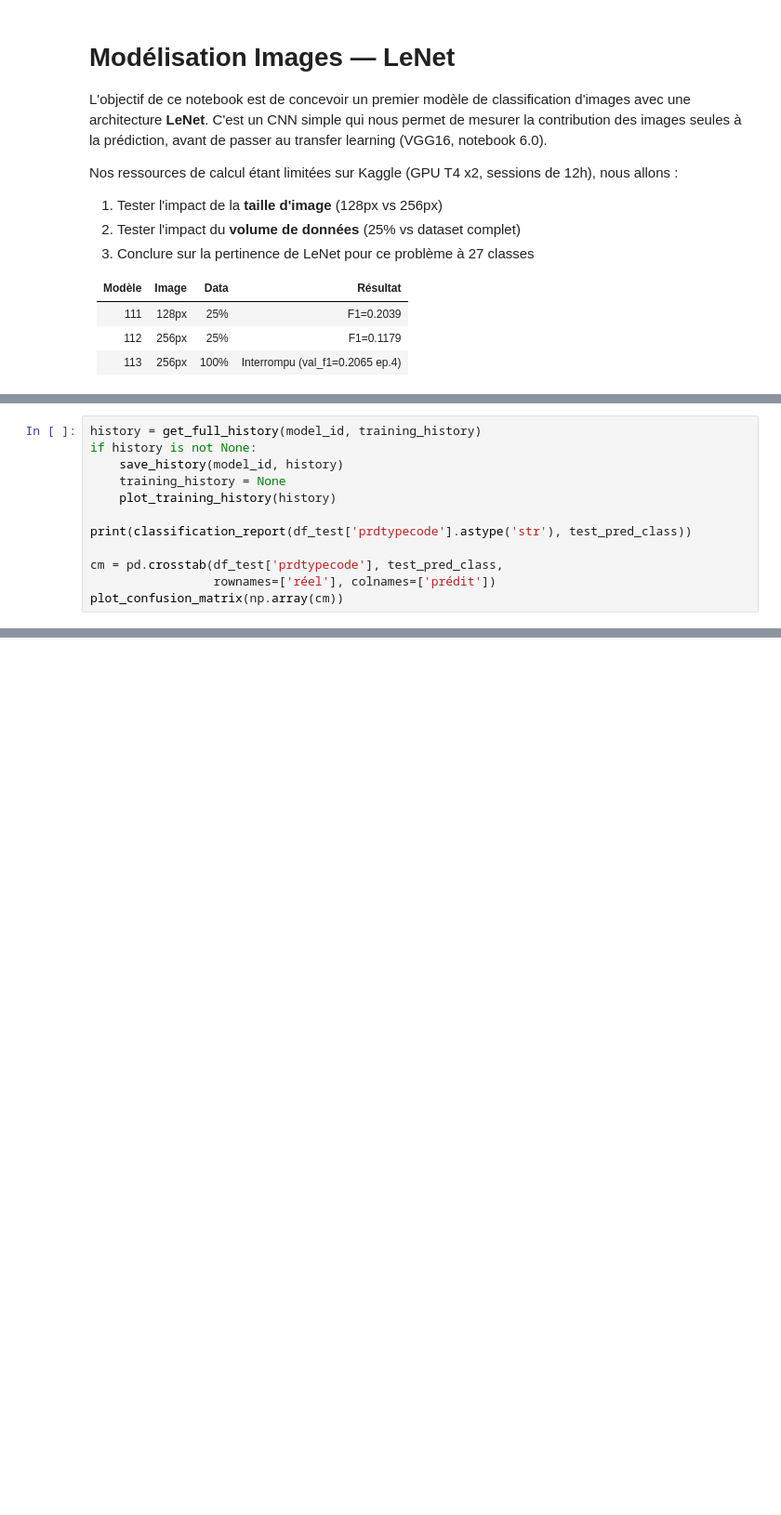
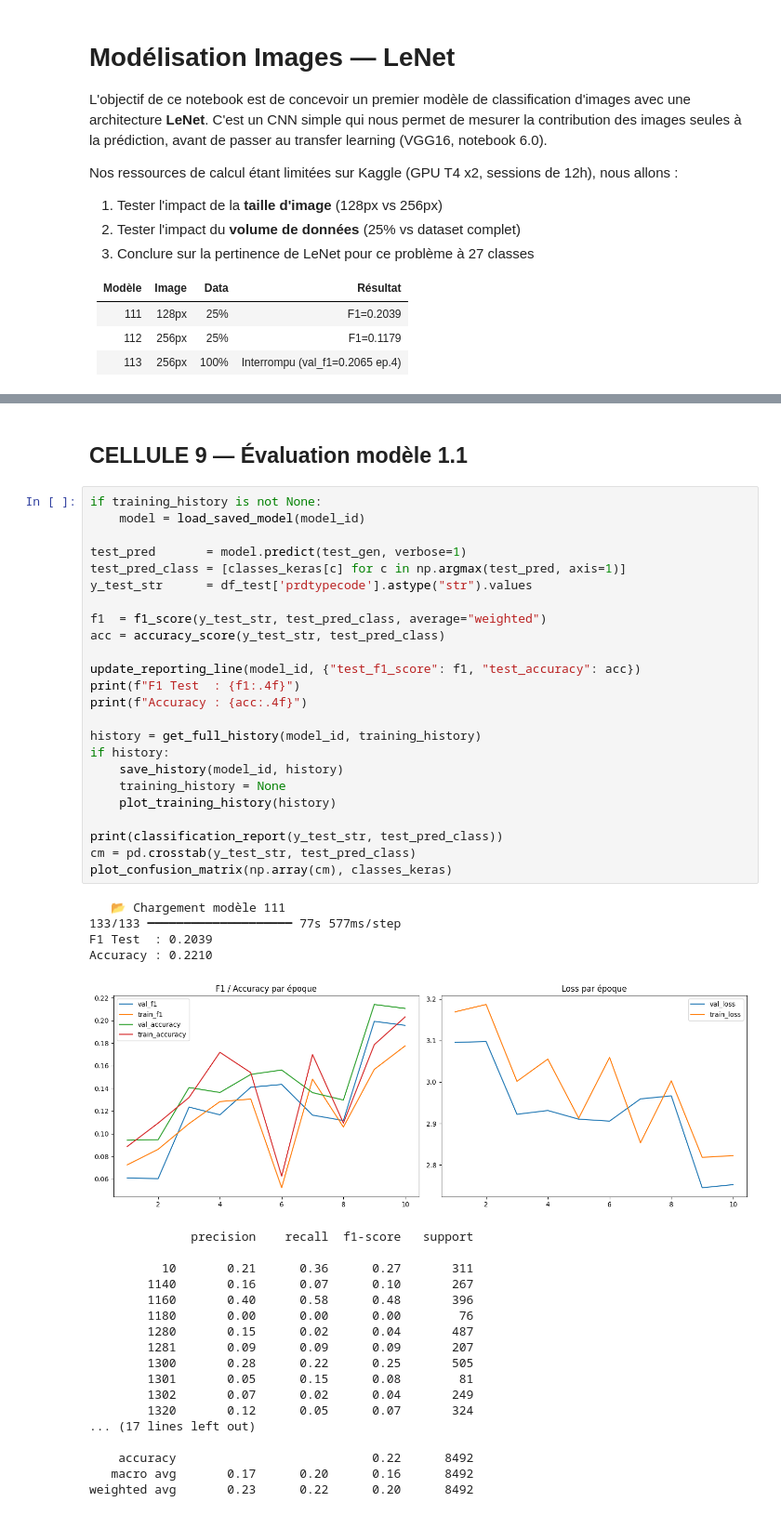
Before and after one commit to TARIQ-OUHSINE/rakuten-copie, a Jupyter notebook: notebooks/dt-modeling-images-lenet.ipynb, the cells around one changed output, grey strips where cells are left out. Shown at 93% size. Drawn from its saved outputs; the diff is of its cells as text; blank space fills up the shorter version.

Commit message:
feat: modele LeNet

```diff
--- a/notebooks/dt-modeling-images-lenet.ipynb
+++ b/notebooks/dt-modeling-images-lenet.ipynb
@@ -554,12 +16,0 @@ print(f'Accuracy : {acc_test:.4f}')
-# %%
-history = get_full_history(model_id, training_history)
-if history is not None:
-    save_history(model_id, history)
-    training_history = None
-    plot_training_history(history)
-
-print(classification_report(df_test['prdtypecode'].astype('str'), test_pred_class))
-
-cm = pd.crosstab(df_test['prdtypecode'], test_pred_class,
-                 rownames=['réel'], colnames=['prédit'])
-plot_confusion_matrix(np.array(cm))
@@ -662,0 +697,49 @@ L'image seule avec un CNN simple est insuffisante. La fusion texte+image (notebo
+# %% [markdown]
+## CELLULE 9 — Évaluation modèle 1.1
+# %%
+if training_history is not None:
+    model = load_saved_model(model_id)
+
+test_pred       = model.predict(test_gen, verbose=1)
+test_pred_class = [classes_keras[c] for c in np.argmax(test_pred, axis=1)]
+y_test_str      = df_test['prdtypecode'].astype("str").values
+
+f1  = f1_score(y_test_str, test_pred_class, average="weighted")
+acc = accuracy_score(y_test_str, test_pred_class)
+
+update_reporting_line(model_id, {"test_f1_score": f1, "test_accuracy": acc})
+print(f"F1 Test  : {f1:.4f}")
+print(f"Accuracy : {acc:.4f}")
+
+history = get_full_history(model_id, training_history)
+if history:
+    save_history(model_id, history)
+    training_history = None
+    plot_training_history(history)
+
+print(classification_report(y_test_str, test_pred_class))
+cm = pd.crosstab(y_test_str, test_pred_class)
+plot_confusion_matrix(np.array(cm), classes_keras)
+# %% [output]
+   📂 Chargement modèle 111
+133/133 ━━━━━━━━━━━━━━━━━━━━ 77s 577ms/step
+F1 Test  : 0.2039
+Accuracy : 0.2210
+[figure, added]
+              precision    recall  f1-score   support
+
+          10       0.21      0.36      0.27       311
+        1140       0.16      0.07      0.10       267
+        1160       0.40      0.58      0.48       396
+        1180       0.00      0.00      0.00        76
+        1280       0.15      0.02      0.04       487
+        1281       0.09      0.09      0.09       207
+        1300       0.28      0.22      0.25       505
+        1301       0.05      0.15      0.08        81
+        1302       0.07      0.02      0.04       249
+        1320       0.12      0.05      0.07       324
+... (17 lines left out)
+
+    accuracy                           0.22      8492
+   macro avg       0.17      0.20      0.16      8492
+weighted avg       0.23      0.22      0.20      8492
```
Also changed, not shown: parts of 62 cells of this notebook.
